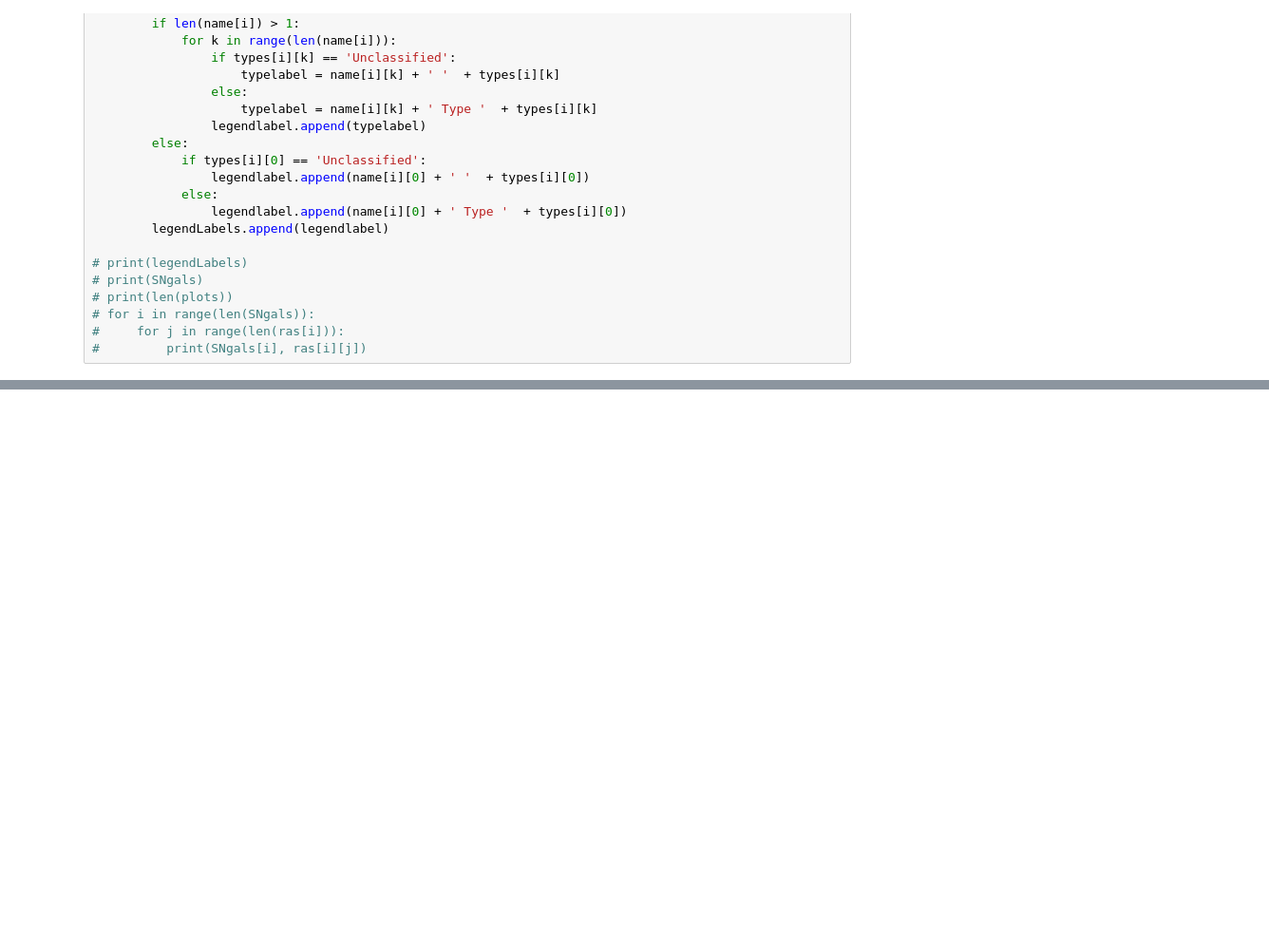
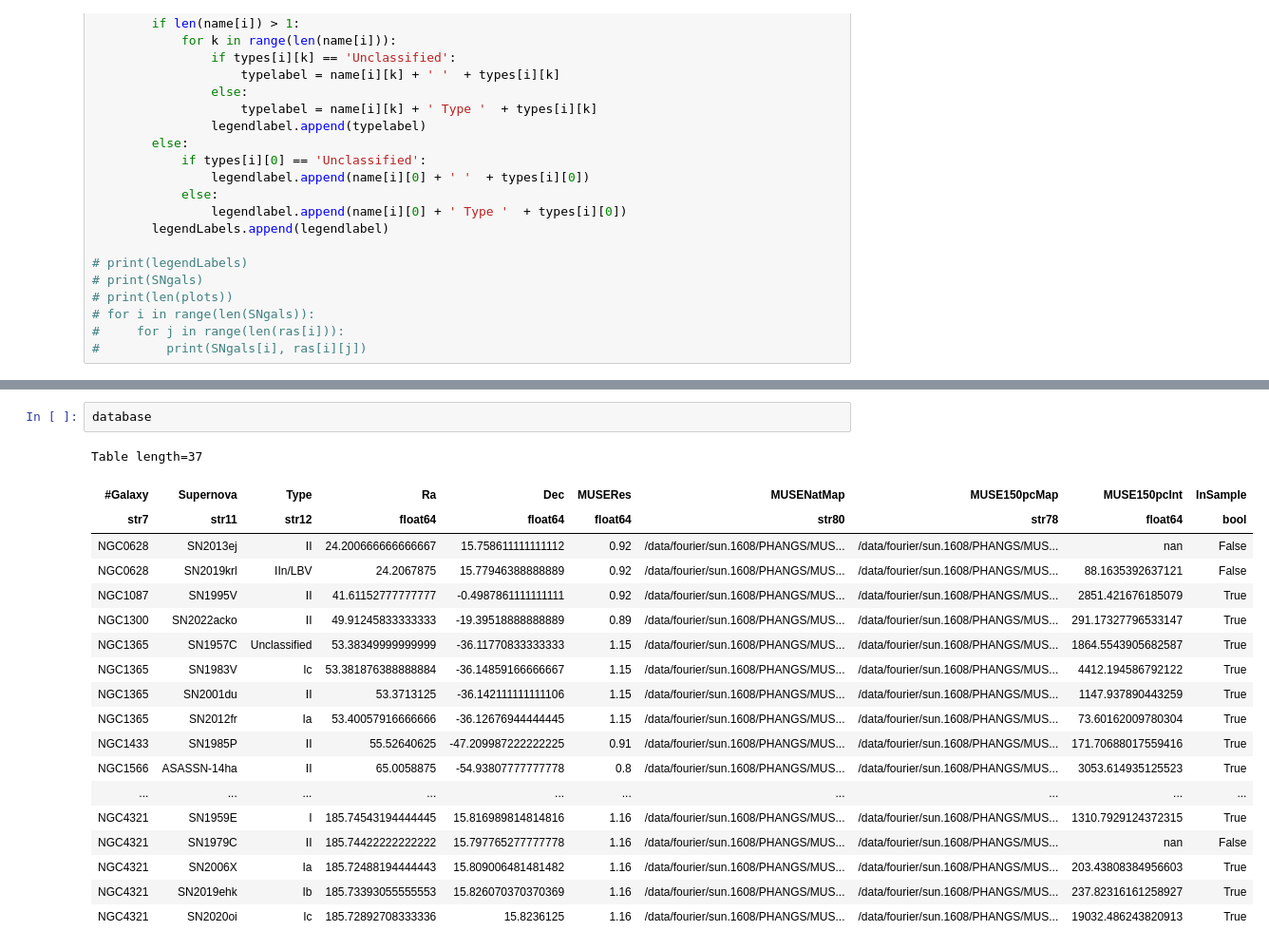
Before and after one commit to NessMayker/SNeHa, a Jupyter notebook: Code/2a.MUSESNeMapperAndIntensityMeasure.ipynb, the cells around one changed output, grey strips where cells are left out. Shown at 95% size. Saved outputs shown, nothing was run; the diff lists cells and outputs as text; blank space fills up the shorter version.

```diff
--- a/Code/2a.MUSESNeMapperAndIntensityMeasure.ipynb
+++ b/Code/2a.MUSESNeMapperAndIntensityMeasure.ipynb
@@ -346,0 +357,22 @@ Table length=32
+# %%
+database
+# %% [output]
+Table length=37
+| #Galaxy | Supernova | Type | Ra | Dec | MUSERes | MUSENatMap | MUSE150pcMap | MUSE150pcInt | InSample |
+| str7 | str11 | str12 | float64 | float64 | float64 | str80 | str78 | float64 | bool |
+| NGC0628 | SN2013ej | II | 24.200666666666667 | 15.758611111111112 | 0.92 | /data/fourier/sun.1608/PHANGS/MUS... | /data/fourier/sun.1608/PHANGS/MUS... | nan | False |
+| NGC0628 | SN2019krl | IIn/LBV | 24.2067875 | 15.77946388888889 | 0.92 | /data/fourier/sun.1608/PHANGS/MUS... | /data/fourier/sun.1608/PHANGS/MUS... | 88.1635392637121 | False |
+| NGC1087 | SN1995V | II | 41.61152777777777 | -0.4987861111111111 | 0.92 | /data/fourier/sun.1608/PHANGS/MUS... | /data/fourier/sun.1608/PHANGS/MUS... | 2851.421676185079 | True |
+| NGC1300 | SN2022acko | II | 49.91245833333333 | -19.39518888888889 | 0.89 | /data/fourier/sun.1608/PHANGS/MUS... | /data/fourier/sun.1608/PHANGS/MUS... | 291.17327796533147 | True |
+| NGC1365 | SN1957C | Unclassified | 53.38349999999999 | -36.11770833333333 | 1.15 | /data/fourier/sun.1608/PHANGS/MUS... | /data/fourier/sun.1608/PHANGS/MUS... | 1864.5543905682587 | True |
+| NGC1365 | SN1983V | Ic | 53.381876388888884 | -36.14859166666667 | 1.15 | /data/fourier/sun.1608/PHANGS/MUS... | /data/fourier/sun.1608/PHANGS/MUS... | 4412.194586792122 | True |
+| NGC1365 | SN2001du | II | 53.3713125 | -36.142111111111106 | 1.15 | /data/fourier/sun.1608/PHANGS/MUS... | /data/fourier/sun.1608/PHANGS/MUS... | 1147.937890443259 | True |
+| NGC1365 | SN2012fr | Ia | 53.40057916666666 | -36.12676944444445 | 1.15 | /data/fourier/sun.1608/PHANGS/MUS... | /data/fourier/sun.1608/PHANGS/MUS... | 73.60162009780304 | True |
+| NGC1433 | SN1985P | II | 55.52640625 | -47.209987222222225 | 0.91 | /data/fourier/sun.1608/PHANGS/MUS... | /data/fourier/sun.1608/PHANGS/MUS... | 171.70688017559416 | True |
+| NGC1566 | ASASSN-14ha | II | 65.0058875 | -54.93807777777778 | 0.8 | /data/fourier/sun.1608/PHANGS/MUS... | /data/fourier/sun.1608/PHANGS/MUS... | 3053.614935125523 | True |
+| ... | ... | ... | ... | ... | ... | ... | ... | ... | ... |
+| NGC4321 | SN1959E | I | 185.74543194444445 | 15.816989814814816 | 1.16 | /data/fourier/sun.1608/PHANGS/MUS... | /data/fourier/sun.1608/PHANGS/MUS... | 1310.7929124372315 | True |
+| NGC4321 | SN1979C | II | 185.74422222222222 | 15.797765277777778 | 1.16 | /data/fourier/sun.1608/PHANGS/MUS... | /data/fourier/sun.1608/PHANGS/MUS... | nan | False |
+| NGC4321 | SN2006X | Ia | 185.72488194444443 | 15.809006481481482 | 1.16 | /data/fourier/sun.1608/PHANGS/MUS... | /data/fourier/sun.1608/PHANGS/MUS... | 203.43808384956603 | True |
+| NGC4321 | SN2019ehk | Ib | 185.73393055555553 | 15.826070370370369 | 1.16 | /data/fourier/sun.1608/PHANGS/MUS... | /data/fourier/sun.1608/PHANGS/MUS... | 237.82316161258927 | True |
+| NGC4321 | SN2020oi | Ic | 185.72892708333336 | 15.8236125 | 1.16 | /data/fourier/sun.1608/PHANGS/MUS... | /data/fourier/sun.1608/PHANGS/MUS... | 19032.486243820913 | True |
```
Also changed, not shown: parts of 13 cells of this notebook, 15 other files.
